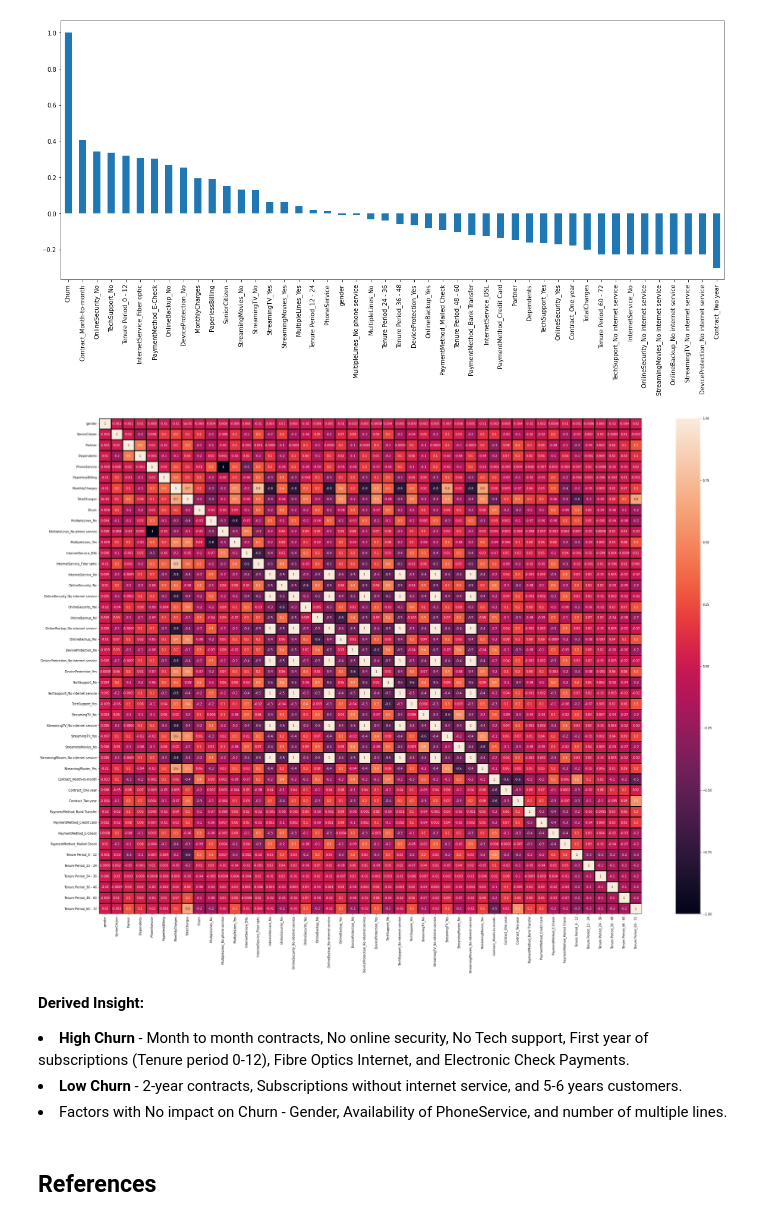
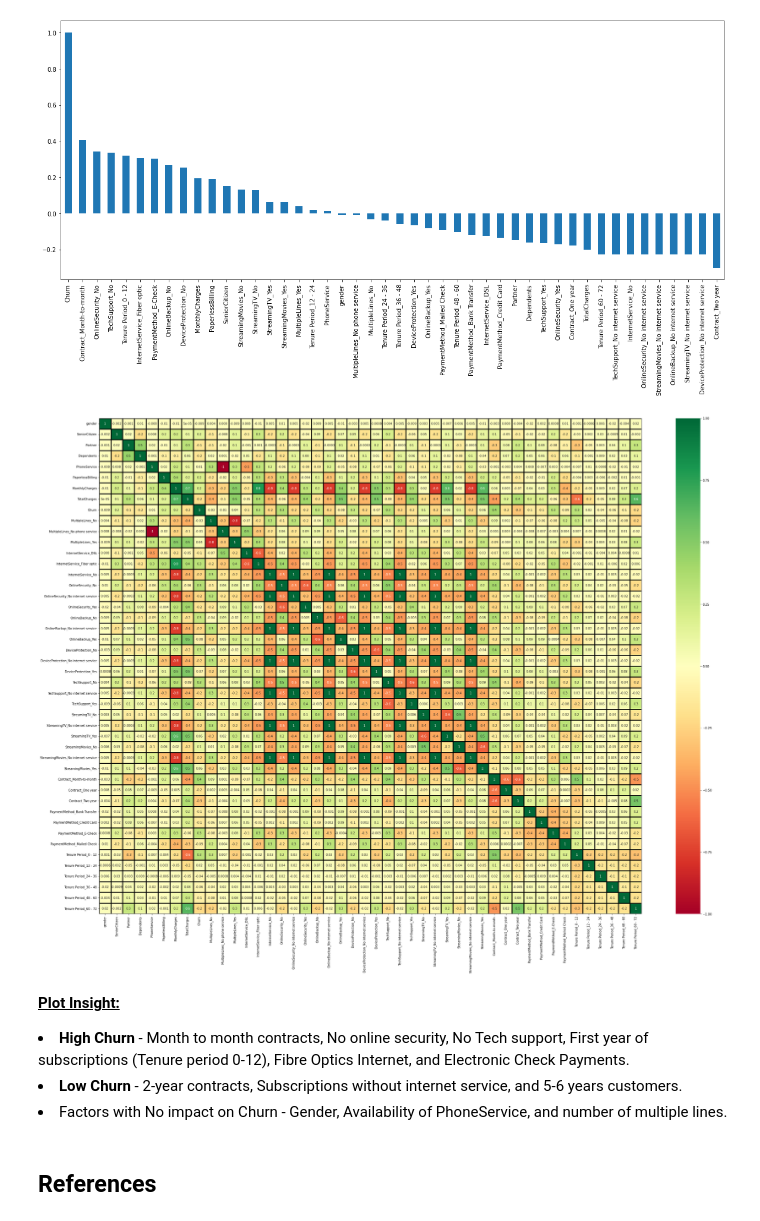
Before and after one commit to KusalkaSilva/Telco-Customer-Churn, a Jupyter notebook: Telco_Customer_Churn.ipynb, the cells around one changed output. Cells and saved outputs as stored; diff of their text form; code cells hidden in the pictures.

```diff
--- a/Telco_Customer_Churn.ipynb
+++ b/Telco_Customer_Churn.ipynb
@@ -642,11 +642,11 @@ ax = corr_Churn.plot(kind='bar')
 [figure]
 # %%
 plt.figure(figsize = (40, 30))
-ax = sns.heatmap(corr_matrix, annot = True, fmt='.1g', vmin = -1, vmax = 1, linewidths = 3, linecolor = 'black', annot_kws={'size': 10})
+ax = sns.heatmap(corr_matrix, annot = True, fmt='.1g', vmin = -1, vmax = 1, cmap="RdYlGn", linewidths = 3, linecolor = 'black', annot_kws={'size': 10})
 # %% [output]
-[figure, old version]
+[figure, new version]
 # %% [markdown]
-<b>Derived Insight:</b>
+<b><u>Plot Insight:</u></b>
 <li><b>High Churn</b> - Month to month contracts, No online security, No Tech support, First year of subscriptions (Tenure period 0-12), Fibre Optics Internet, and Electronic Check Payments. </li>
 
 <li><b>Low Churn</b> - 2-year contracts, Subscriptions without internet service, and 5-6 years customers.</li>
```
